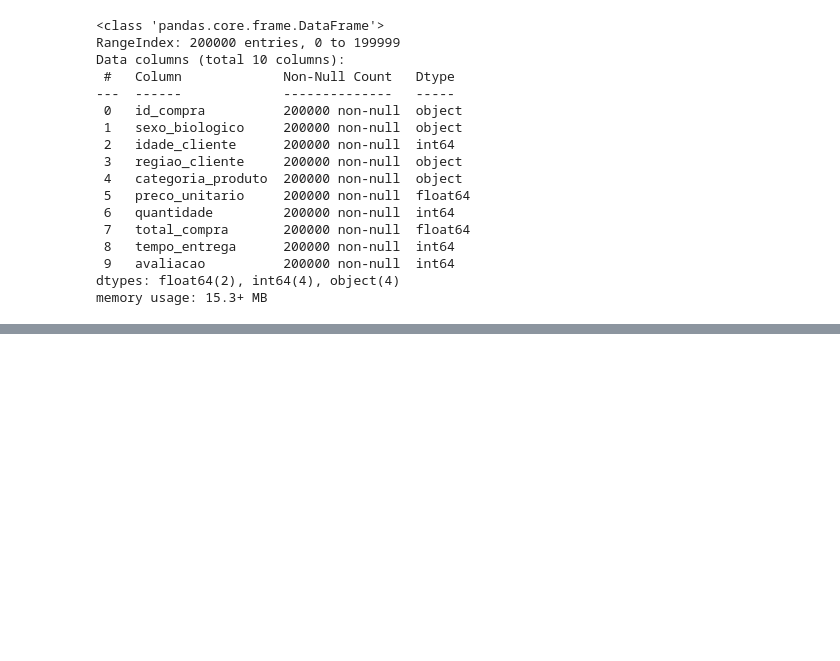
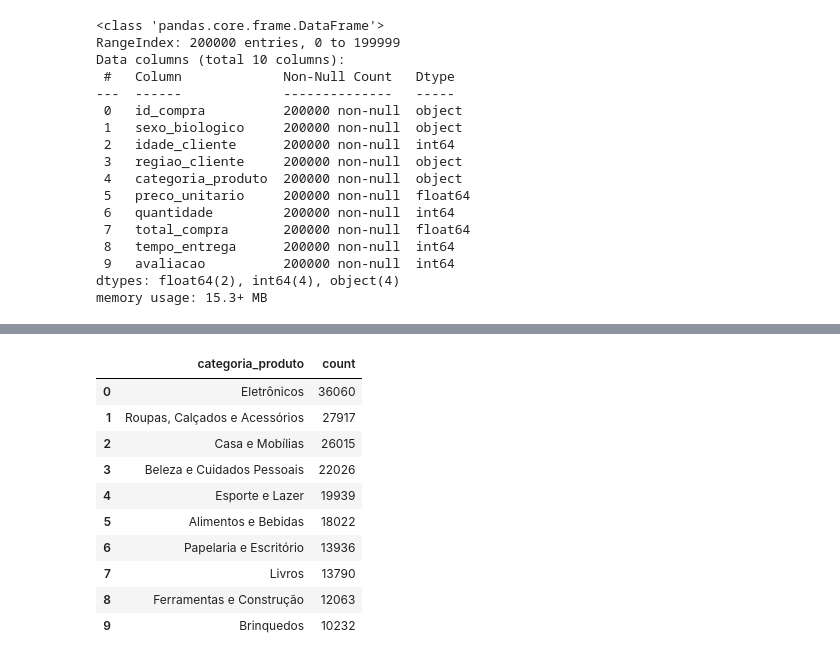
Before and after one commit to biellrodri/data-science-alura, a Jupyter notebook: formação-estatística-ML/Untitled.ipynb, the cells around one changed output, grey strips where cells are left out. Drawn from its saved outputs; the diff is of its cells as text; code cells hidden in the pictures; blank space fills up the shorter version.

```diff
--- a/formação-estatística-ML/Untitled.ipynb
+++ b/formação-estatística-ML/Untitled.ipynb
@@ -45,0 +88,16 @@ memory usage: 15.3+ MB
+# %%
+#para plotar devemos tornar a coluna em DataFrame
+produtos = df['categoria_produto'].value_counts().reset_index()
+produtos
+# %% [output]
+|  | categoria_produto | count |
+| 0 | Eletrônicos | 36060 |
+| 1 | Roupas, Calçados e Acessórios | 27917 |
+| 2 | Casa e Mobílias | 26015 |
+| 3 | Beleza e Cuidados Pessoais | 22026 |
+| 4 | Esporte e Lazer | 19939 |
+| 5 | Alimentos e Bebidas | 18022 |
+| 6 | Papelaria e Escritório | 13936 |
+| 7 | Livros | 13790 |
+| 8 | Ferramentas e Construção | 12063 |
+| 9 | Brinquedos | 10232 |
```
Also changed, not shown: parts of 6 cells of this notebook.
